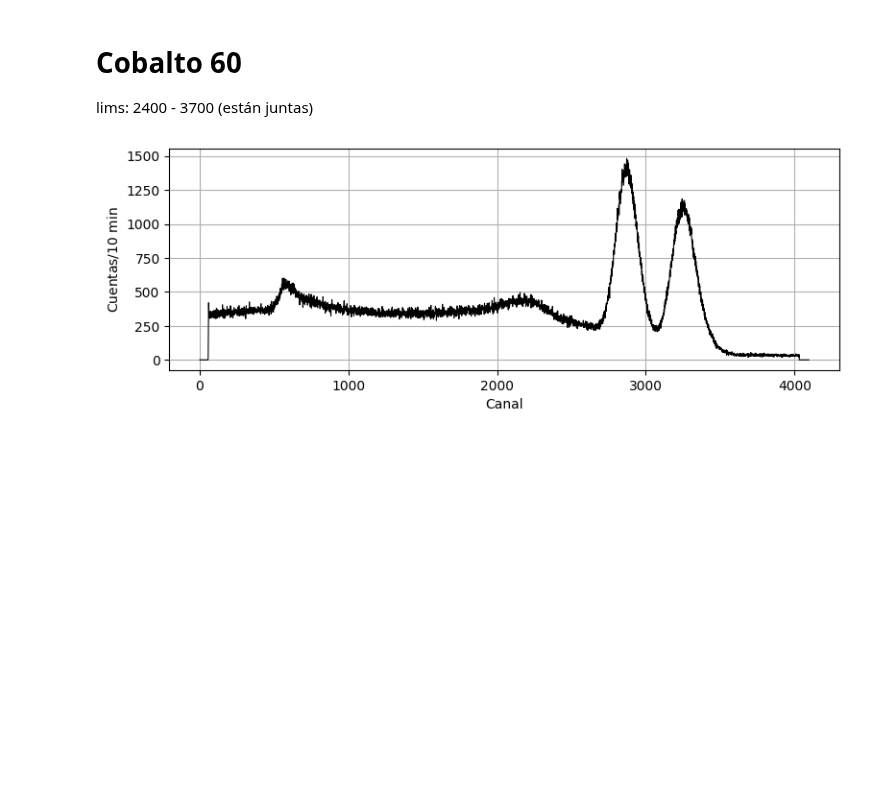
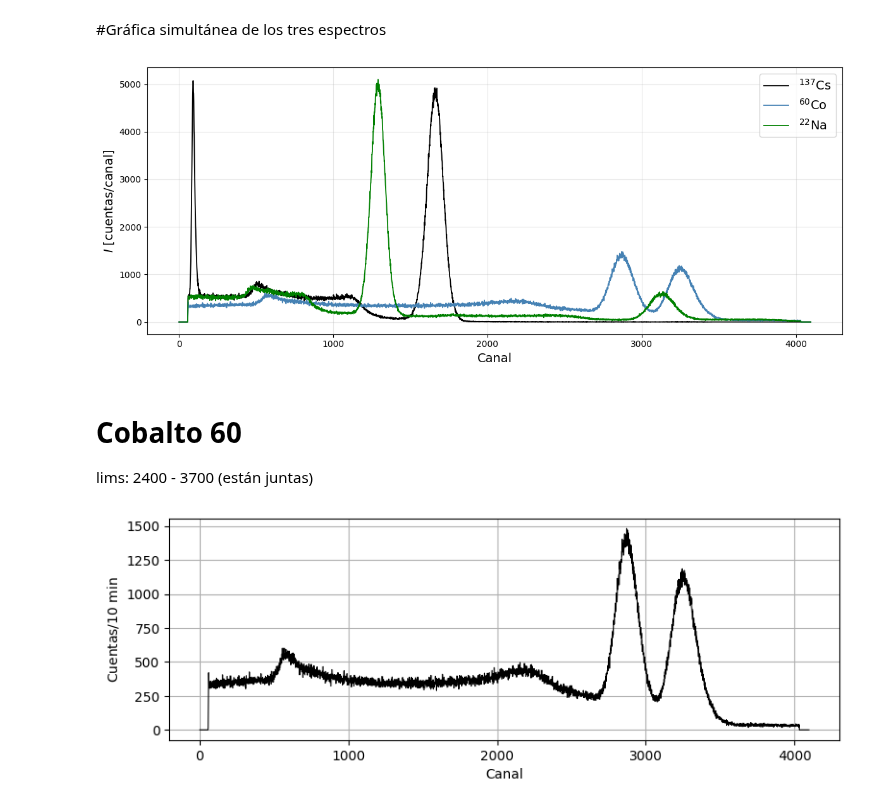
Before and after one commit to asarria48/Nuclear-physics, a Jupyter notebook: Informe1.ipynb, the cells around one changed output. Saved outputs shown, nothing was run; the diff lists cells and outputs as text; code cells hidden in the pictures; blank space fills up the shorter version.

Commit message:
Punto 1 terminado con gráficas y tablas (se podría organizar mejor el código).

```diff
--- a/Informe1.ipynb
+++ b/Informe1.ipynb
@@ -1,5 +1,39 @@
 # %% [markdown]
 <a href="https://colab.research.google.com/github/asarria48/Nuclear-physics/blob/main/Informe1.ipynb" target="_parent"><img src="https://colab.research.google.com/assets/colab-badge.svg" alt="Open In Colab"/></a>
+# %% [markdown]
+#Gráfica simultánea de los tres espectros
+# %%
+import numpy as np
+import pandas as pd
+import matplotlib.pyplot as plt
+
+# Nombres de los archivos .csv que quiero comparar
+archivos = [
+    "Cs137_5minNaI.csv",
+    "Co60_10minNaI.csv",
+    "Na22_10minNaI.csv"
+]
+
+colores = ['black', 'steelblue', 'green']
+etiquetas = ['$^{137}$Cs', '$^{60}$Co', '$^{22}$Na']
+
+plt.figure(figsize=(12, 5))
+
+
+for archivo, color, etiqueta in zip(archivos, colores, etiquetas):
+    data = pd.read_csv(archivo)
+    x = data.iloc[:, 0].values   # primera columna: canal
+    y = data.iloc[:, 1].values   # segunda columna: cuentas
+    plt.plot(x, y, lw=1.3, color=color, label=etiqueta)
+
+plt.xlabel("Canal", fontsize=14)
+plt.ylabel("$I$ [cuentas/canal]", fontsize=14)
+plt.grid(alpha=0.3)
+plt.legend(fontsize=14)
+plt.tight_layout()
+plt.show()
+# %% [output]
+[figure, added]
 # %% [markdown]
 # Cobalto 60
 lims: 2400 - 3700 (están juntas)
```
Also changed, not shown: parts of 6 cells of this notebook.
